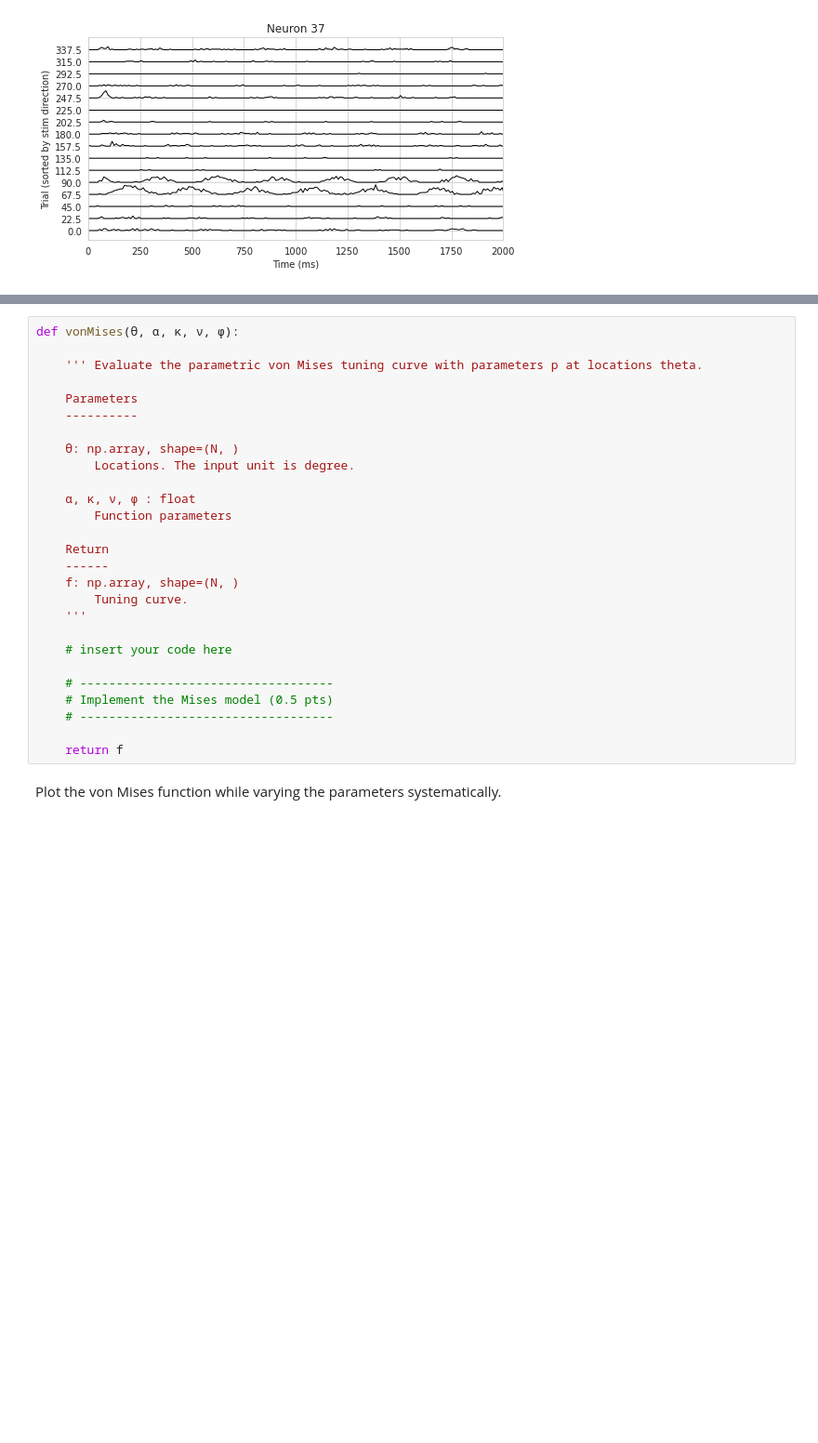
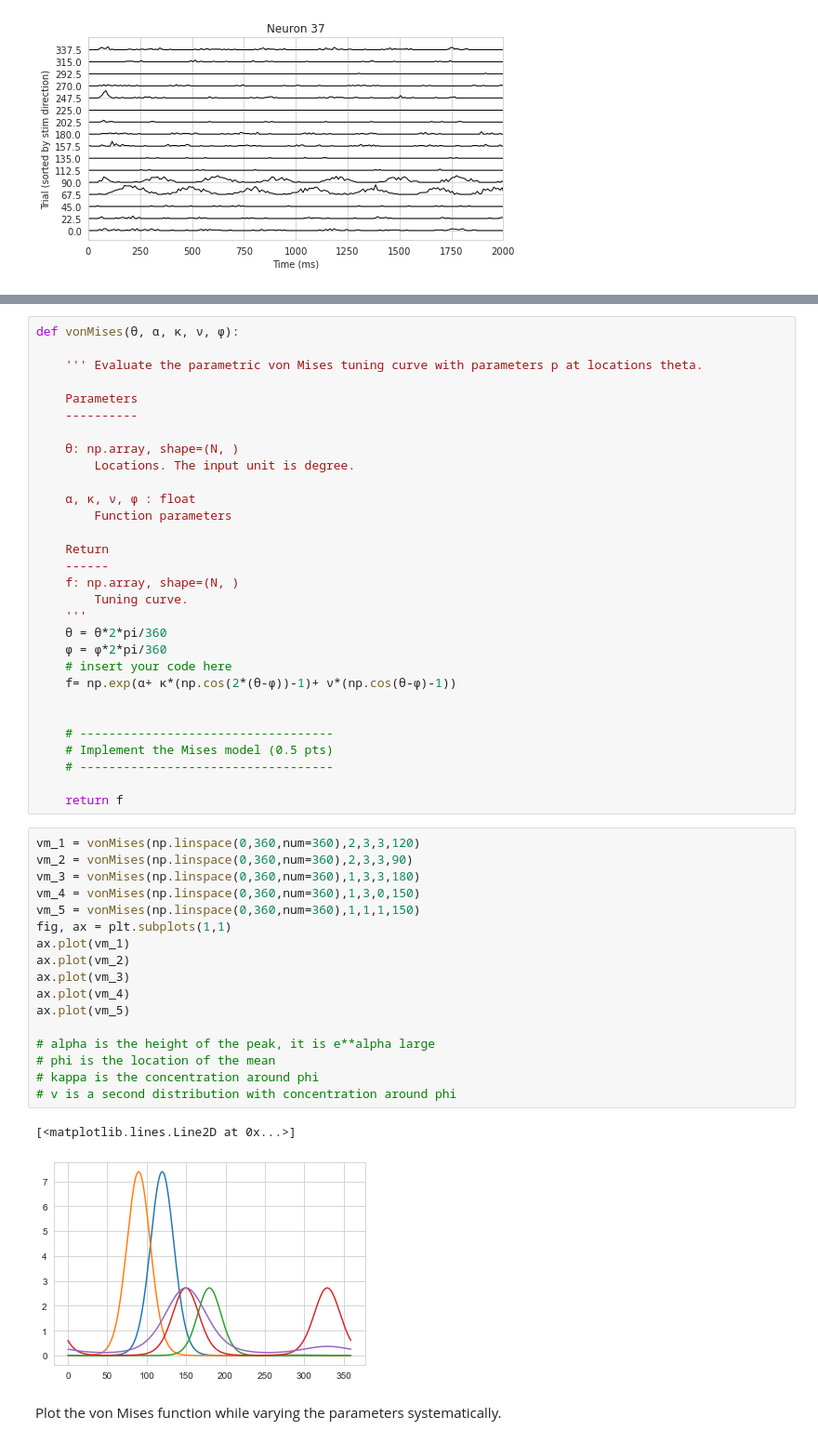
Before and after one commit to mdittschar/NDS, a Jupyter notebook: CodingLab5.ipynb, the cells around one changed output, grey strips where cells are left out. Shown at 93% size. Saved outputs shown, nothing was run; the diff lists cells and outputs as text; blank space fills up the shorter version.

```diff
--- a/CodingLab5.ipynb
+++ b/CodingLab5.ipynb
@@ -340,14 +342,37 @@ def vonMises(θ, α, κ, ν, ϕ):
     f: np.array, shape=(N, )
         Tuning curve.
     '''
+    θ = θ*2*pi/360
+    ϕ = ϕ*2*pi/360
+    # insert your code here
+    f= np.exp(α+ κ*(np.cos(2*(θ-ϕ))-1)+ ν*(np.cos(θ-ϕ)-1))
 
-    # insert your code here
 
     # -----------------------------------
     # Implement the Mises model (0.5 pts)
     # -----------------------------------
 
     return f
+# %%
+vm_1 = vonMises(np.linspace(0,360,num=360),2,3,3,120)
+vm_2 = vonMises(np.linspace(0,360,num=360),2,3,3,90)
+vm_3 = vonMises(np.linspace(0,360,num=360),1,3,3,180)
+vm_4 = vonMises(np.linspace(0,360,num=360),1,3,0,150)
+vm_5 = vonMises(np.linspace(0,360,num=360),1,1,1,150)
+fig, ax = plt.subplots(1,1)
+ax.plot(vm_1)
+ax.plot(vm_2)
+ax.plot(vm_3)
+ax.plot(vm_4)
+ax.plot(vm_5)
+
+# alpha is the height of the peak, it is e**alpha large
+# phi is the location of the mean
+# kappa is the concentration around phi
+# v is a second distribution with concentration around phi
+# %% [output]
+[<matplotlib.lines.Line2D at 0x...>]
+[figure, added]
 # %% [markdown]
 Plot the von Mises function while varying the parameters systematically.
 # %%
```
Also changed, not shown: parts of 13 cells of this notebook.
